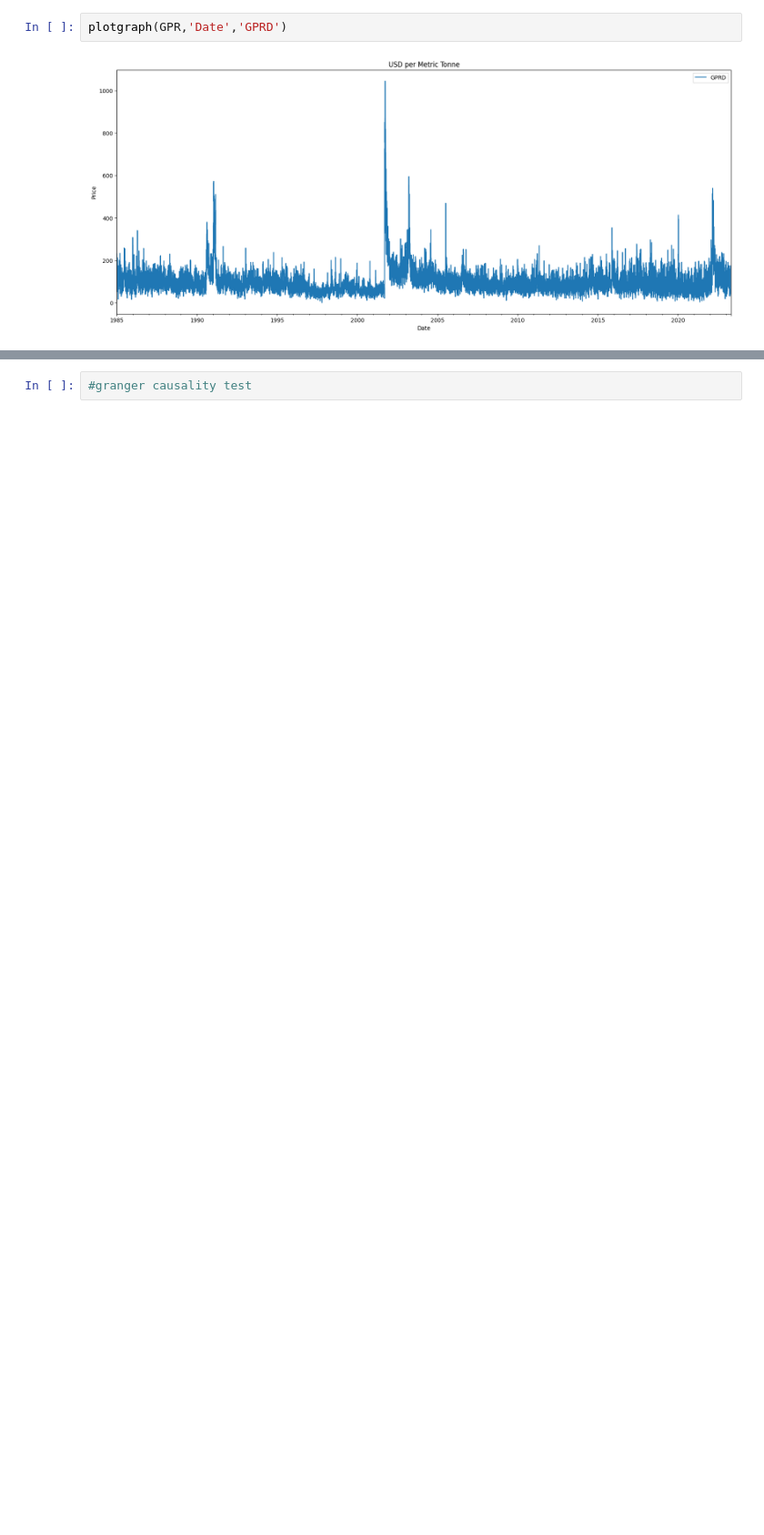
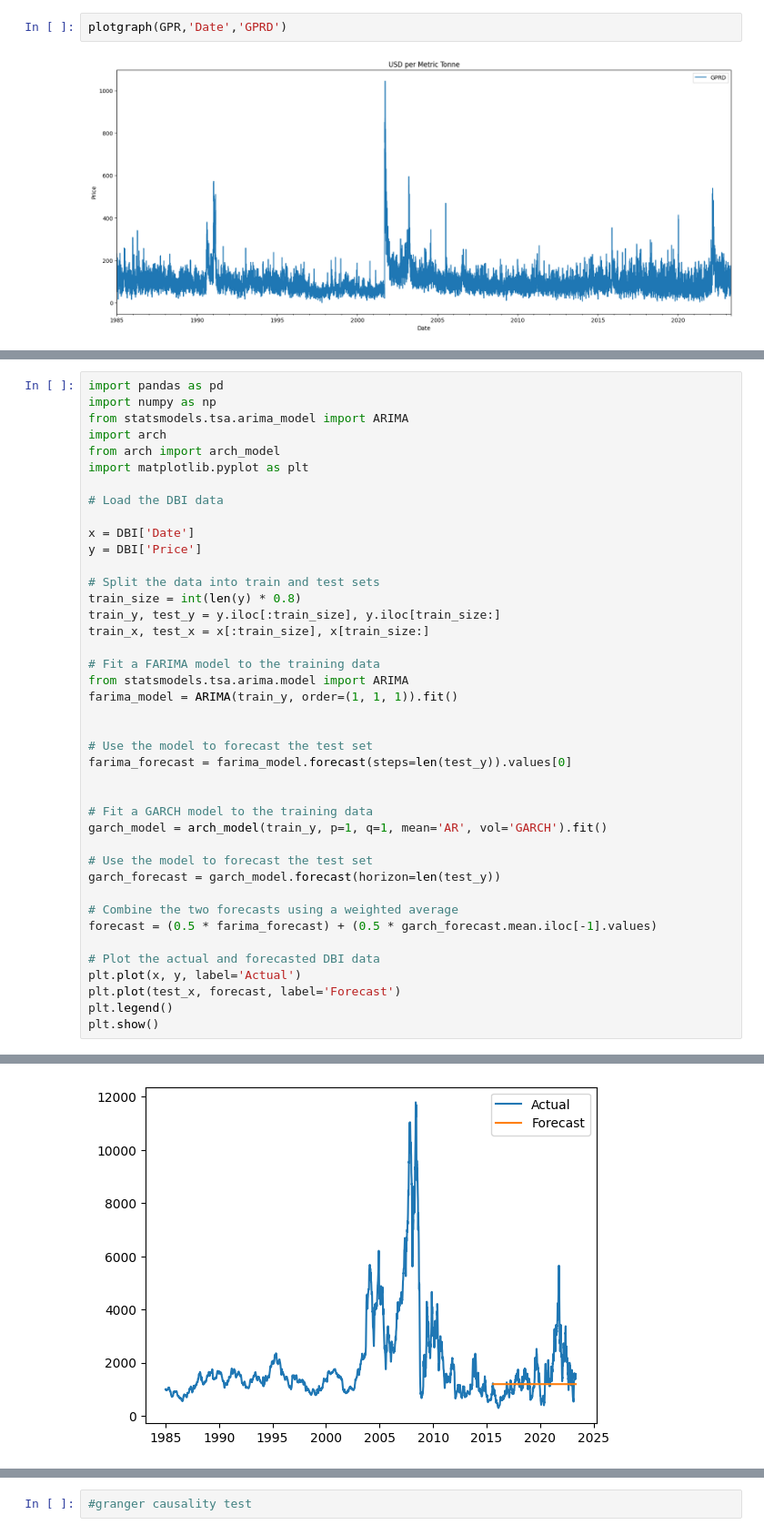
Before and after one commit to abaskon/Thesis, a Jupyter notebook: GPR_and_DBI.ipynb, the cells around one changed output, grey strips where cells are left out. Shown at 91% size. Drawn from its saved outputs; the diff is of its cells as text; blank space fills up the shorter version.

```diff
--- a/GPR_and_DBI.ipynb
+++ b/GPR_and_DBI.ipynb
@@ -127,0 +143,42 @@ plt.show()
+# %%
+import pandas as pd
+import numpy as np
+from statsmodels.tsa.arima_model import ARIMA
+import arch
+from arch import arch_model
+import matplotlib.pyplot as plt
+
+# Load the DBI data
+
+x = DBI['Date']
+y = DBI['Price']
+
+# Split the data into train and test sets
+train_size = int(len(y) * 0.8)
+train_y, test_y = y.iloc[:train_size], y.iloc[train_size:]
+train_x, test_x = x[:train_size], x[train_size:]
+
+# Fit a FARIMA model to the training data
+from statsmodels.tsa.arima.model import ARIMA
+farima_model = ARIMA(train_y, order=(1, 1, 1)).fit()
+
+
+# Use the model to forecast the test set
+farima_forecast = farima_model.forecast(steps=len(test_y)).values[0]
+
+
+# Fit a GARCH model to the training data
+garch_model = arch_model(train_y, p=1, q=1, mean='AR', vol='GARCH').fit()
+
+# Use the model to forecast the test set
+garch_forecast = garch_model.forecast(horizon=len(test_y))
+
+# Combine the two forecasts using a weighted average
+forecast = (0.5 * farima_forecast) + (0.5 * garch_forecast.mean.iloc[-1].values)
+
+# Plot the actual and forecasted DBI data
+plt.plot(x, y, label='Actual')
+plt.plot(test_x, forecast, label='Forecast')
+plt.legend()
+plt.show()
+# %% [output]
@@ -127,0 +228 @@ plt.show()
+[figure, added]
```
Also changed, not shown: parts of 6 cells of this notebook.
